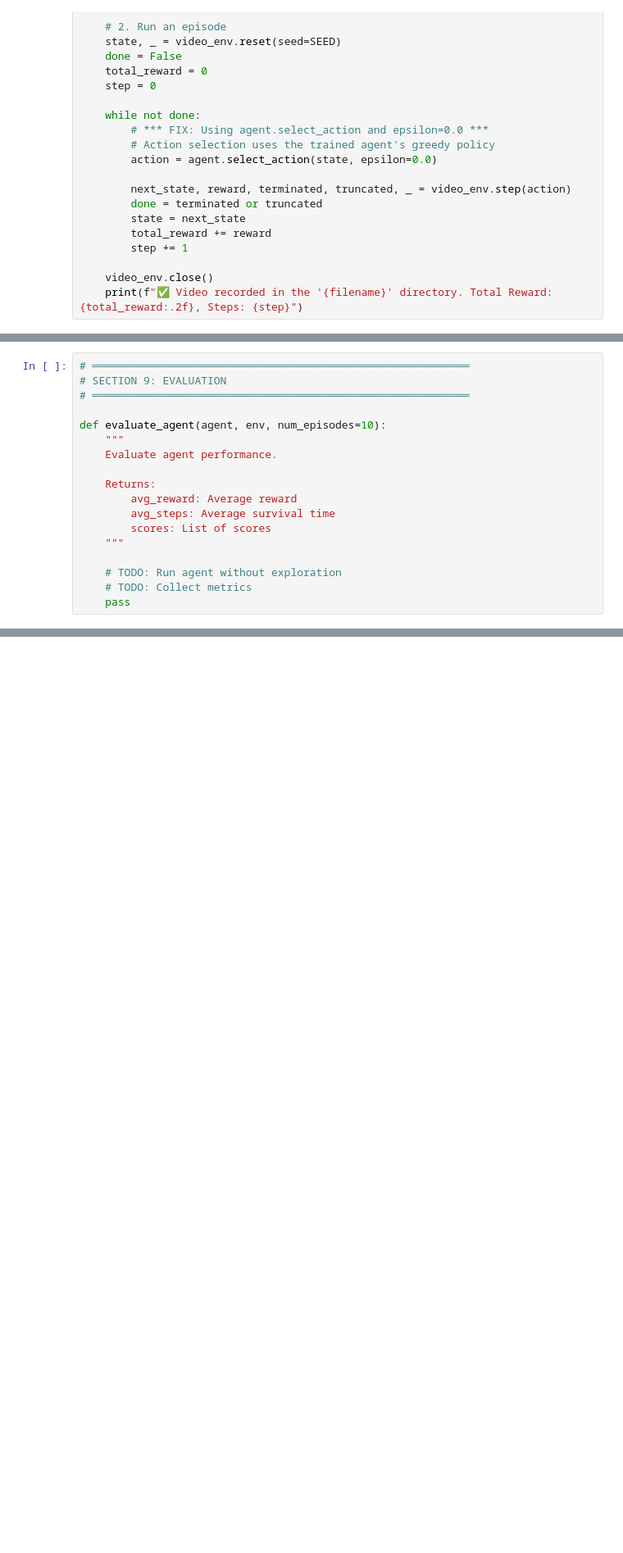
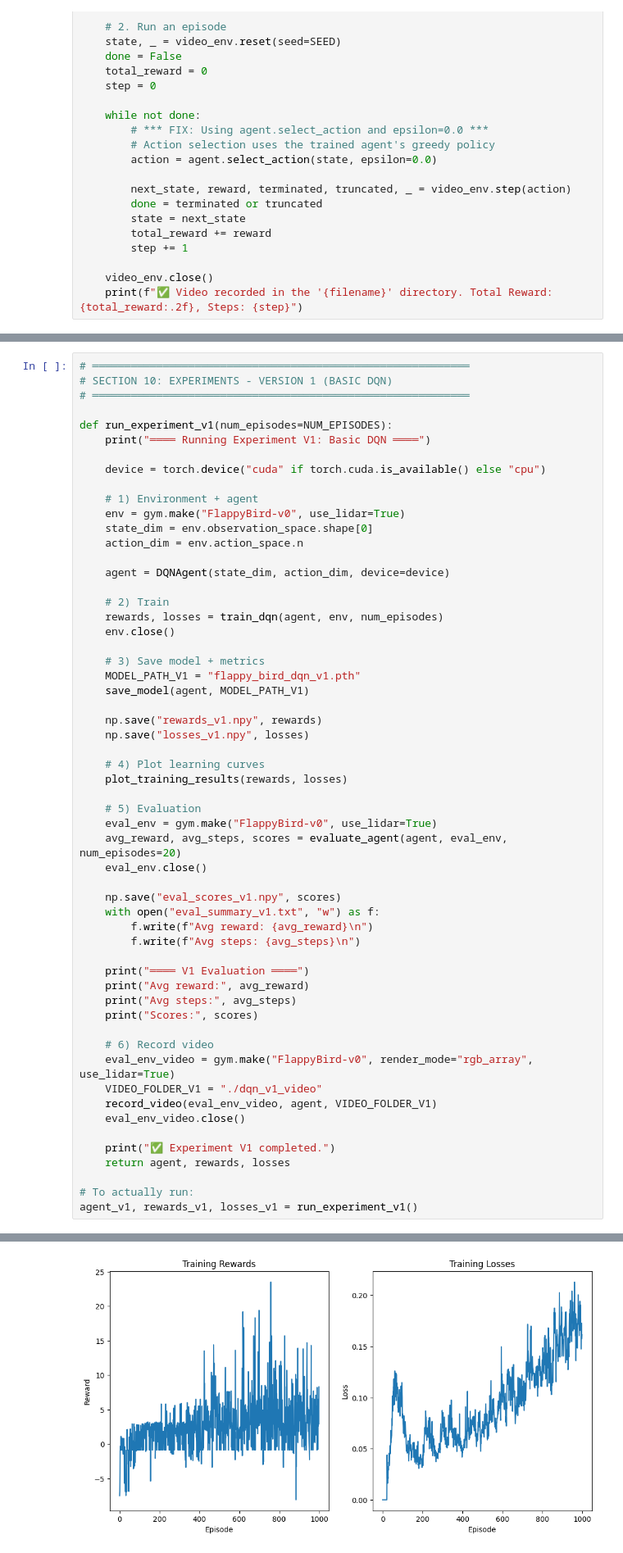
Before and after one commit to martinszuc/flappy-bird-rl, a Jupyter notebook: MPDA_FlappyBird_RL.ipynb, the cells around one changed output, grey strips where cells are left out. Shown at 82% size. Drawn from its saved outputs; the diff is of its cells as text; blank space fills up the shorter version.

```diff
--- a/MPDA_FlappyBird_RL.ipynb
+++ b/MPDA_FlappyBird_RL.ipynb
@@ -717,18 +724,0 @@ record_video(eval_env, eval_agent, VIDEO_FOLDER)
-# %%
-# ═══════════════════════════════════════════════════════════
-# SECTION 9: EVALUATION
-# ═══════════════════════════════════════════════════════════
-
-def evaluate_agent(agent, env, num_episodes=10):
-    """
-    Evaluate agent performance.
-
-    Returns:
-        avg_reward: Average reward
-        avg_steps: Average survival time
-        scores: List of scores
-    """
-
-    # TODO: Run agent without exploration
-    # TODO: Collect metrics
-    pass
@@ -766,0 +798,58 @@ def evaluate_agent(agent, env, num_episodes=10):
+# %%
+# ═══════════════════════════════════════════════════════════
+# SECTION 10: EXPERIMENTS - VERSION 1 (BASIC DQN)
+# ═══════════════════════════════════════════════════════════
+
+def run_experiment_v1(num_episodes=NUM_EPISODES):
+    print("════ Running Experiment V1: Basic DQN ════")
+
+    device = torch.device("cuda" if torch.cuda.is_available() else "cpu")
+
+    # 1) Environment + agent
+    env = gym.make("FlappyBird-v0", use_lidar=True)
+    state_dim = env.observation_space.shape[0]
+    action_dim = env.action_space.n
+
+    agent = DQNAgent(state_dim, action_dim, device=device)
+
+    # 2) Train
+    rewards, losses = train_dqn(agent, env, num_episodes)
+    env.close()
+
+    # 3) Save model + metrics
+    MODEL_PATH_V1 = "flappy_bird_dqn_v1.pth"
+    save_model(agent, MODEL_PATH_V1)
+
+    np.save("rewards_v1.npy", rewards)
+    np.save("losses_v1.npy", losses)
+
+    # 4) Plot learning curves
+    plot_training_results(rewards, losses)
+
+    # 5) Evaluation
+    eval_env = gym.make("FlappyBird-v0", use_lidar=True)
+    avg_reward, avg_steps, scores = evaluate_agent(agent, eval_env, num_episodes=20)
+    eval_env.close()
+
+    np.save("eval_scores_v1.npy", scores)
+    with open("eval_summary_v1.txt", "w") as f:
+        f.write(f"Avg reward: {avg_reward}\n")
+        f.write(f"Avg steps: {avg_steps}\n")
+
+    print("════ V1 Evaluation ════")
+    print("Avg reward:", avg_reward)
+    print("Avg steps:", avg_steps)
+    print("Scores:", scores)
+
+    # 6) Record video
+    eval_env_video = gym.make("FlappyBird-v0", render_mode="rgb_array", use_lidar=True)
+    VIDEO_FOLDER_V1 = "./dqn_v1_video"
+    record_video(eval_env_video, agent, VIDEO_FOLDER_V1)
+    eval_env_video.close()
+
+    print("✅ Experiment V1 completed.")
+    return agent, rewards, losses
+
+# To actually run:
+agent_v1, rewards_v1, losses_v1 = run_experiment_v1()
+# %% [output]
@@ -766,0 +873 @@ def evaluate_agent(agent, env, num_episodes=10):
+[figure, added]
```
Also changed, not shown: parts of 18 cells of this notebook.
